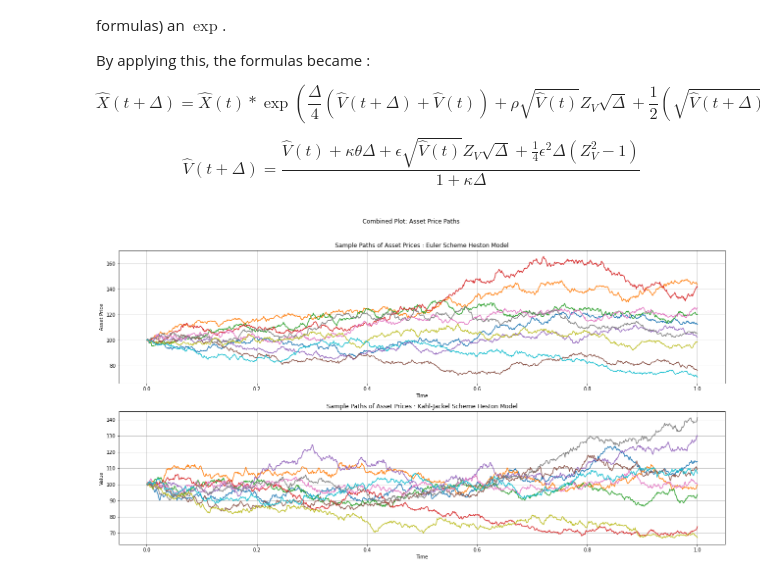
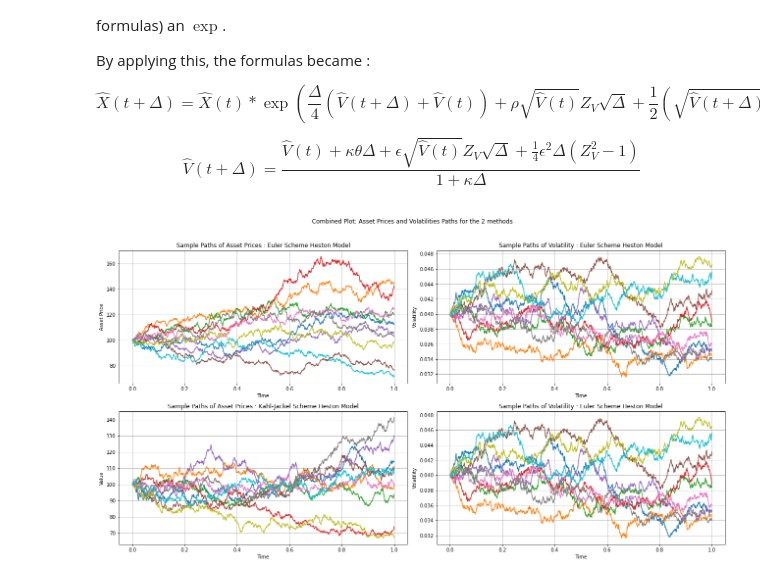
Before and after one commit to Quacox/Stochastic-Volatility, a Jupyter notebook: Stochastic_Volatility_Modeling.ipynb, the cells around one changed output. Saved outputs shown, nothing was run; the diff lists cells and outputs as text; code cells hidden in the pictures.

Commit message:
Updating Euler and Kahl-Jackel Methods

```diff
--- a/Stochastic_Volatility_Modeling.ipynb
+++ b/Stochastic_Volatility_Modeling.ipynb
@@ -318,37 +318,48 @@ def  Kahl_Jackel_Scheme_Heston_Model(W1,W2,kappa,theta,dt,rho,sigma_v,N,M,Price,
 # %%
 S_euler = np.zeros((N, M))
 v_euler = np.zeros((N, M))
 S_Kahl = np.zeros((N, M))
 v_Kahl = np.zeros((N, M))
 
 S_euler[0] = S0
 v_euler[0] = v0
 S_Kahl[0] = S0
 v_Kahl[0] = v0
 
 S_euler,v_euler=Euler_Scheme_Heston_Model(W1,W2,kappa,theta,dt,sigma_v,N,M,S_euler,v_euler)
 S_Kahl,v_Kahl=Kahl_Jackel_Scheme_Heston_Model(W1,W2,kappa,theta,dt,rho,sigma_v,N,M,S_Kahl,v_Kahl)
 
-fig, ax = plt.subplots(2, 1, figsize=(18, 10))
+fig, ax = plt.subplots(2, 2, figsize=(18, 10))
 
 for i in range(10):
-    ax[0].plot(np.linspace(0, T, N), S_euler[:, i])
+    ax[0,0].plot(np.linspace(0, T, N), S_euler[:, i])
+    ax[1,0].plot(np.linspace(0, T, N), S_Kahl[:, i])
+    ax[0,1].plot(np.linspace(0, T, N), v_euler[:, i])
+    ax[1,1].plot(np.linspace(0, T, N), v_Kahl[:, i])
 
-ax[0].set_xlabel('Time')
-ax[0].set_ylabel('Asset Price')
-ax[0].set_title('Sample Paths of Asset Prices : Euler Scheme Heston Model')
-ax[0].grid(True)
+ax[0,0].set_xlabel('Time')
+ax[0,0].set_ylabel('Asset Price')
+ax[0,0].set_title('Sample Paths of Asset Prices : Euler Scheme Heston Model')
+ax[0,0].grid(True)
 
-for i in range(10):
-    ax[1].plot(np.linspace(0, T, N), S_Kahl[:, i])
+ax[1,0].set_xlabel('Time')
+ax[1,0].set_ylabel('Value')
+ax[1,0].set_title('Sample Paths of Asset Prices : Kahl-Jackel Scheme Heston Model')
+ax[1,0].grid(True)
 
-ax[1].set_xlabel('Time')
-ax[1].set_ylabel('Value')
-ax[1].set_title('Sample Paths of Asset Prices : Kahl-Jackel Scheme Heston Model')
-ax[1].grid(True)
+ax[0,1].set_xlabel('Time')
+ax[0,1].set_ylabel('Volatility')
+ax[0,1].set_title('Sample Paths of Volatility : Euler Scheme Heston Model')
+ax[0,1].grid(True)
 
-fig.suptitle('Combined Plot: Asset Price Paths ')
+ax[1,1].set_xlabel('Time')
+ax[1,1].set_ylabel('Volatility')
+ax[1,1].set_title('Sample Paths of Volatility : Euler Scheme Heston Model')
+ax[1,1].grid(True)
+
+
+fig.suptitle('Combined Plot: Asset Prices and Volatilities Paths for the 2 methods')
 plt.tight_layout(rect=[0, 0, 1, 0.96])
 plt.show()
 # %% [output]
-[figure, old version]
+[figure, new version]
```
